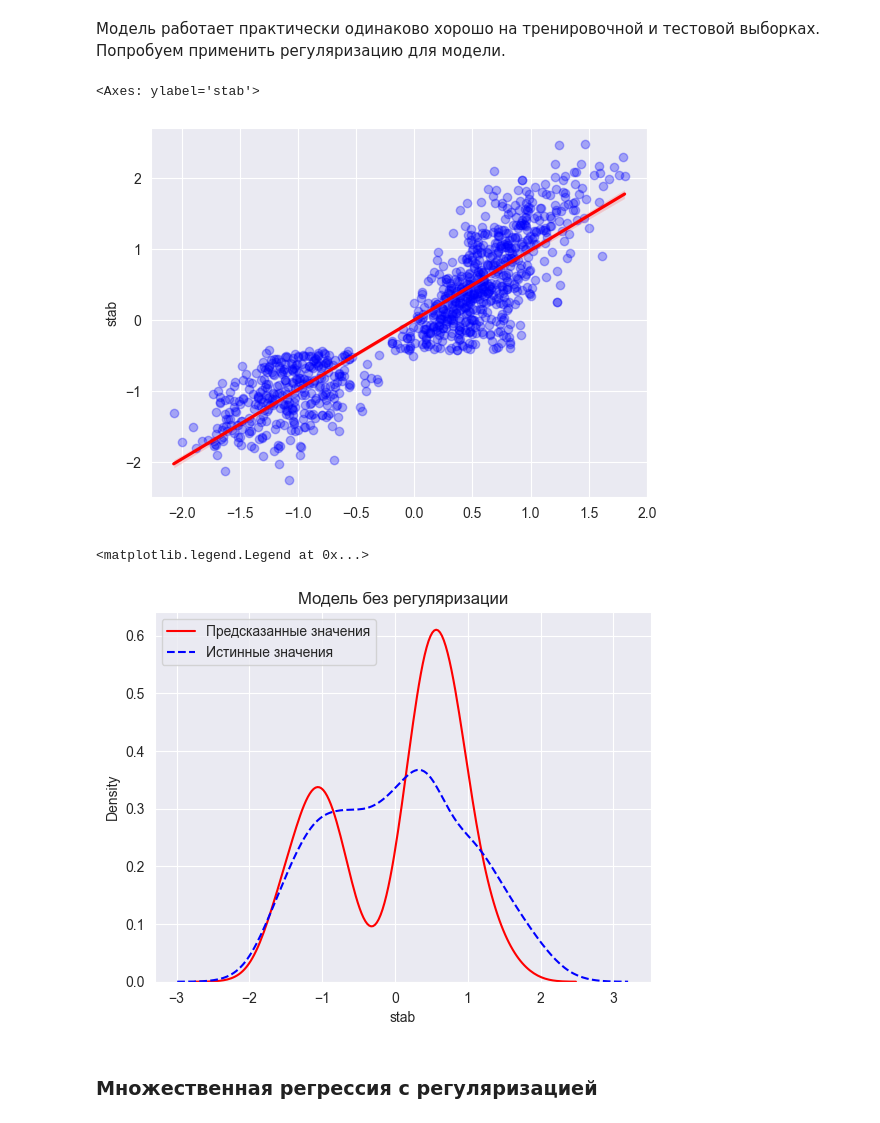
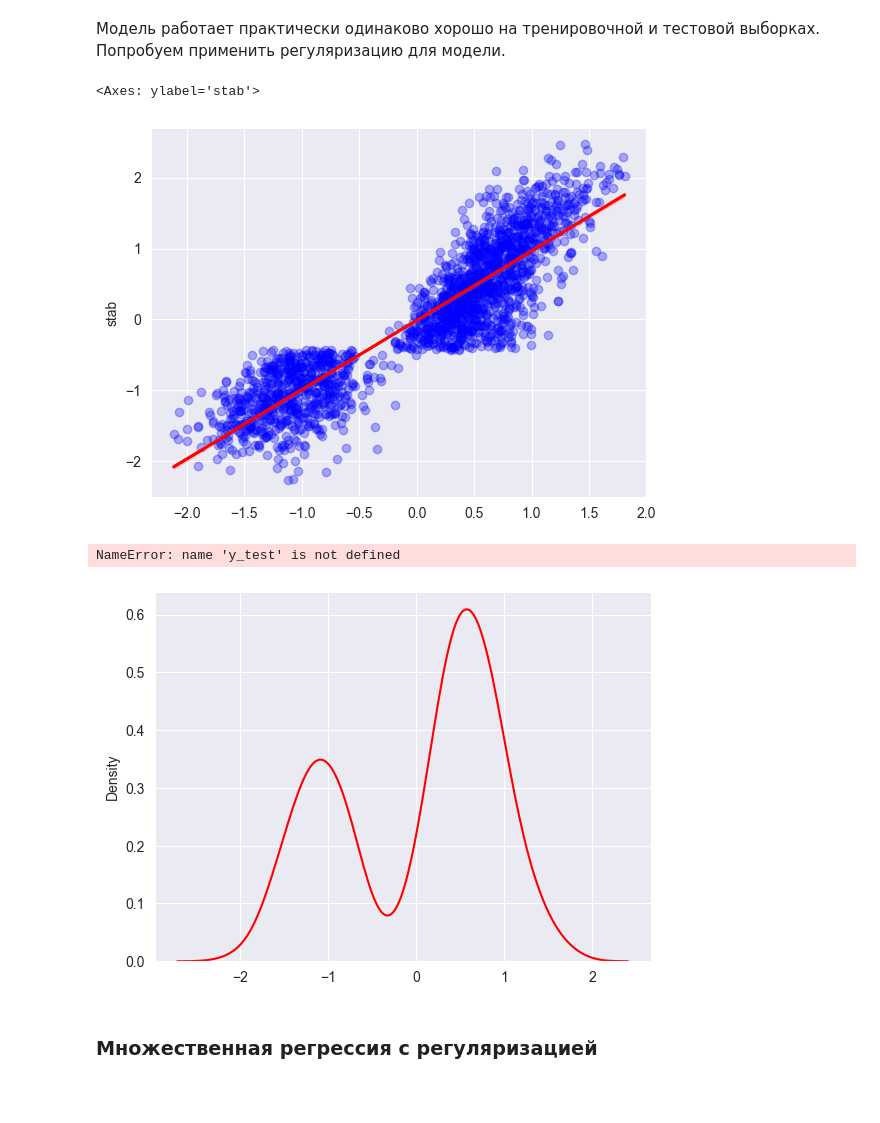
Before and after one commit to stwz13/ml, a Jupyter notebook: practice4.ipynb, the cells around one changed output. Drawn from its saved outputs; the diff is of its cells as text; code cells hidden in the pictures; blank space fills up the shorter version.

```diff
--- a/practice4.ipynb
+++ b/practice4.ipynb
@@ -316,10 +332,4 @@ train_and_test_comparing
 X = scaled_df.drop("stab", axis=1)
 y = scaled_df["stab"]
 
-X_train, X_val_test, y_train, y_val_test = train_test_split(X, y, test_size=0.2, random_state=13)
-
-X_val, X_test, y_val, y_test = train_test_split(X_val_test, y_val_test, test_size=0.5)
-
-print(f"Общее количество объектов: {len(X)}\n"
-      f"Количество данных в валидационной выборке {len(X_val)}\n"
-      f"Количество данных в тестовой выборке {len(X_test)}\n")
+X_train, X_val_test, y_train, y_val_test = train_test_split(X, y, random_state=13, test_size=0.2)
@@ -342,15 +348,13 @@ array([ 1.43677936e-01,  1.53279556e-01,  1.52705968e-01,  1.50725576e-01,
         1.73497526e-01,  1.73622285e-01,  1.84468149e-01,  1.71695472e-01,
        -1.11991569e+00])
 # %%
-simple_model_train_predict = simple_model.predict(X_train)
-simple_model_val_predict = simple_model.predict(X_val)
-simple_model_test_predict = simple_model.predict(X_test)
+simple_regression_model_train_predict = simple_model.predict(X_train)
+simple_regression_model_test_predict = simple_model.predict(X_val_test)
 
 input_metrics_into_the_table(
     "Linear regression without regularization",
-    simple_model_train_predict, y_train,
-    simple_model_val_predict, y_val,
-    simple_model_test_predict, y_test,
+    simple_regression_model_train_predict, y_train,
+    simple_regression_model_test_predict, y_val_test,
     train_and_test_comparing
 )
 
@@ -375,19 +374,19 @@ Name: Linear regression without regularization, dtype: float64
 # %% [markdown]
 Модель работает практически одинаково хорошо на тренировочной и тестовой выборках. Попробуем применить регуляризацию для модели.
 # %%
-sns.regplot(x = simple_model_test_predict, y=y_test, line_kws={"color": "r"}, scatter_kws={"color": "b", "alpha": 0.3})
+sns.regplot(x = simple_regression_model_test_predict, y=y_val_test, line_kws={"color": "r"}, scatter_kws={"color": "b", "alpha": 0.3})
 # %% [output]
 <Axes: ylabel='stab'>
-[figure, old version]
+[figure, new version]
 # %%
-sns.kdeplot(simple_model_test_predict, label="Предсказанные значения", color="red")
+sns.kdeplot(simple_regression_model_test_predict, label="Предсказанные значения", color="red")
 sns.kdeplot(y_test, label="Истинные значения", color="blue", linestyle="--")
 
 plt.title("Модель без регуляризации")
 plt.legend()
 # %% [output]
-<matplotlib.legend.Legend at 0x...>
+NameError: name 'y_test' is not defined
-[figure, old version]
+[figure, new version]
 # %% [markdown]
 ### Множественная регрессия с регуляризацией
 # %% [markdown]
```
Also changed, not shown: parts of 55 cells of this notebook.
